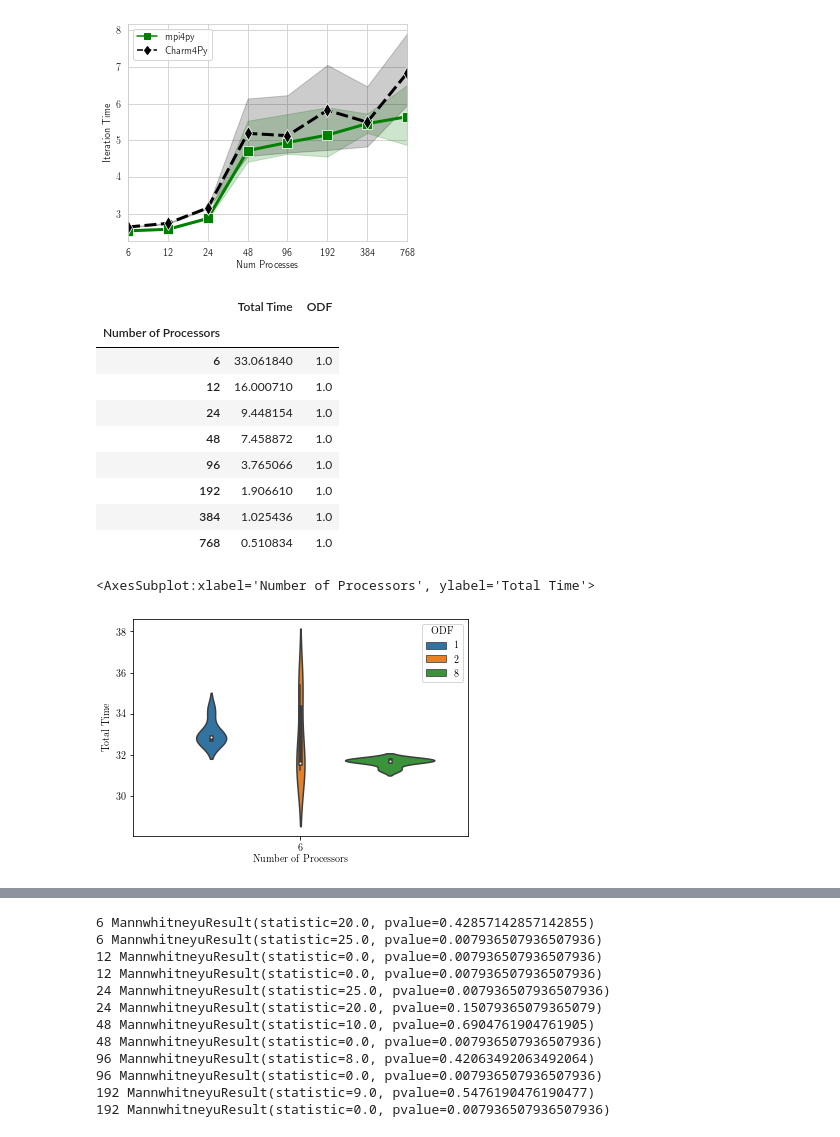
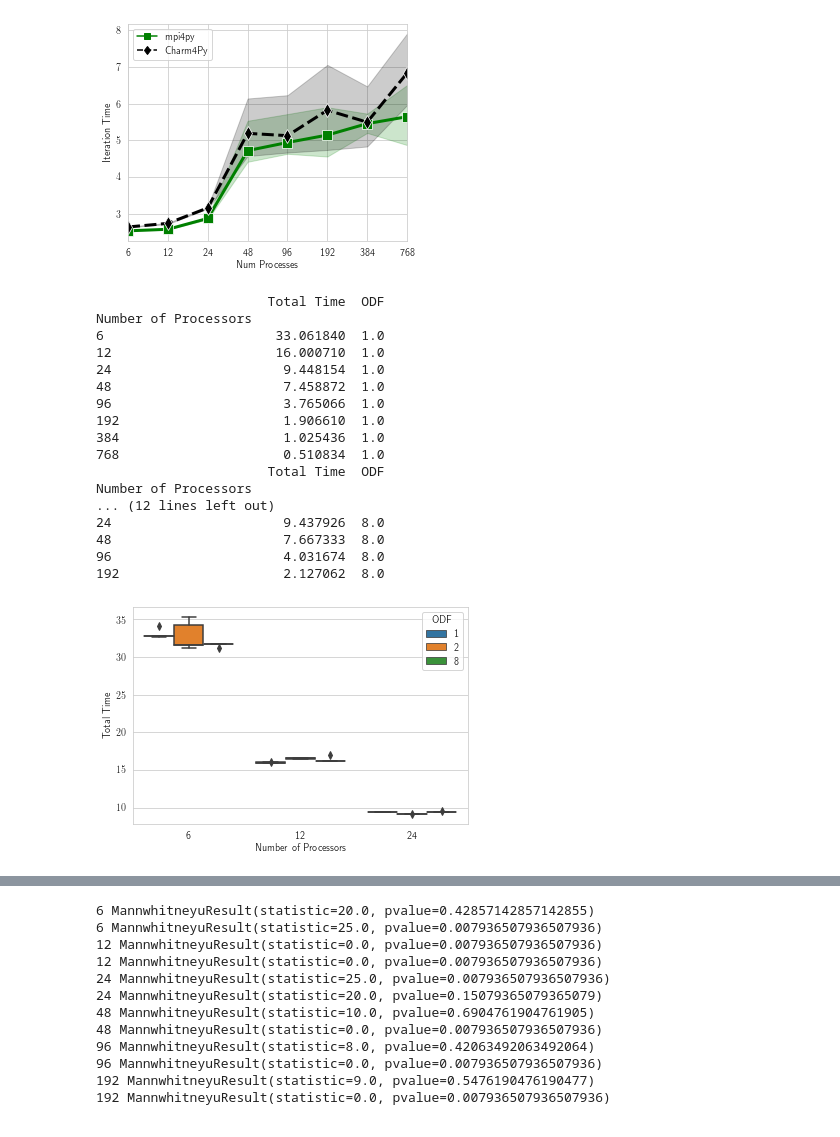
Before and after one commit to UIUC-PPL/charm4py-mpi4py-compare, a Jupyter notebook: analysis/analyze_stencil.ipynb, the cells around one changed output, grey strips where cells are left out. Saved outputs shown, nothing was run; the diff lists cells and outputs as text; code cells hidden in the pictures.

```diff
--- a/analysis/analyze_stencil.ipynb
+++ b/analysis/analyze_stencil.ipynb
@@ -151,9 +153,9 @@ ax.set_xticklabels(sorted(set(weak_df['Num Processes'])))
  Text(768, 0, '768')]
 [figure]
 # %%
-odf2 = pd.read_csv('/home/zane/projects/charm-mpi-compare/data/stencil/2021-08-27_odf/strong_scaling_stdout.txt')
-odf1 = pd.read_csv('/home/zane/projects/charm-mpi-compare/data/stencil/2021-08-26_scaling/strong_scaling_stdout.txt')
-odf8 = pd.read_csv('/home/zane/projects/charm-mpi-compare/data/stencil/2021-08-27_odf/strong_scaling_stdout_odf8.txt')
+odf2 = pd.read_csv('/home/zane/projects/charm-mpi-compare/data/stencil/2021-08-27_odf/strong_scaling_stdout_cleaned.txt')
+odf1 = pd.read_csv('/home/zane/projects/charm-mpi-compare/data/stencil/2021-08-26_scaling/strong_scaling_stdout_cleaned.txt')
+odf8 = pd.read_csv('/home/zane/projects/charm-mpi-compare/data/stencil/2021-08-27_odf/strong_scaling_stdout_cleaned_odf8.txt')
 odf1['ODF']=1
 odf2['ODF']=2
 odf8['ODF']=8
@@ -161,21 +163,30 @@ odf8['ODF']=8
 
 odf = pd.concat([odf1, odf2, odf8]).reset_index(drop=True)
 set(odf['Number of Processors'])
-odf1.groupby('Number of Processors').mean()
+print(odf1.groupby('Number of Processors').mean())
+print(odf2.groupby('Number of Processors').mean())
+print(odf8.groupby('Number of Processors').mean())
 # %% [output]
-|  | Total Time | ODF |
-| Number of Processors |  |  |
-| 6 | 33.061840 | 1.0 |
-| 12 | 16.000710 | 1.0 |
-| 24 | 9.448154 | 1.0 |
-| 48 | 7.458872 | 1.0 |
-| 96 | 3.765066 | 1.0 |
-| 192 | 1.906610 | 1.0 |
-| 384 | 1.025436 | 1.0 |
-| 768 | 0.510834 | 1.0 |
+                      Total Time  ODF
+Number of Processors
+6                      33.061840  1.0
+12                     16.000710  1.0
+24                      9.448154  1.0
+48                      7.458872  1.0
+96                      3.765066  1.0
+192                     1.906610  1.0
+384                     1.025436  1.0
+768                     0.510834  1.0
+                      Total Time  ODF
+Number of Processors
+... (12 lines left out)
+24                      9.437926  8.0
+48                      7.667333  8.0
+96                      4.031674  8.0
+192                     2.127062  8.0
 # %%
-sns.violinplot(x="Number of Processors", y="Total Time", data=odf[(odf["Number of Processors"] < 8)], hue='ODF')
+sns.boxplot(x="Number of Processors", y="Total Time", data=odf[(odf["Number of Processors"] < 48)], hue='ODF')
 # sns.violinplot(x="Number of Processors", y="Total Time", data=odf2[odf2["Number of Processors"] >= 96])
+plt.savefig('odf_stencil_smallprocs.pdf', bbox_inches='tight', dpi=300)
 # %% [output]
-<AxesSubplot:xlabel='Number of Processors', ylabel='Total Time'>
-[figure, old version]
+[figure, new version]
```
Also changed, not shown: parts of 11 cells of this notebook, 2 other files.
